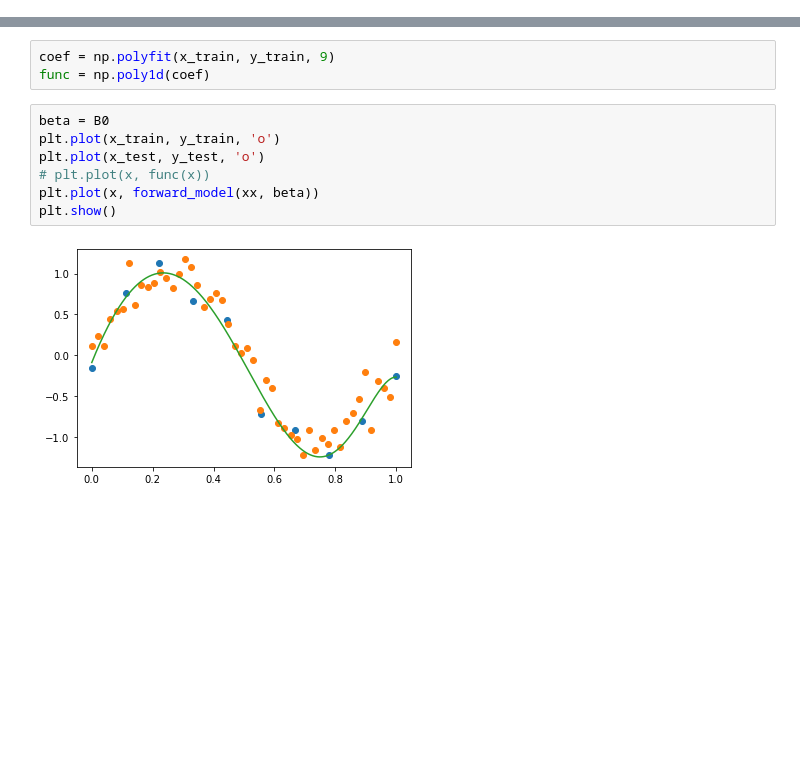
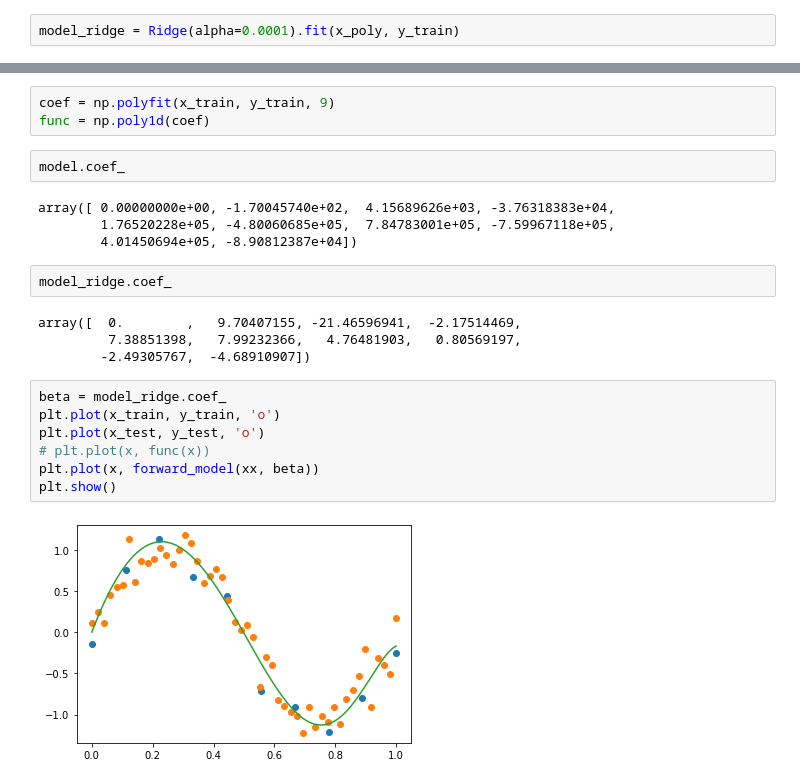
Before and after one commit to sapience2357/lectures, a Jupyter notebook: lectures on AI/LinearModel.ipynb, the cells around one changed output, grey strips where cells are left out. Cells and saved outputs as stored; diff of their text form; blank space fills up the shorter version.

```diff
--- a/lectures on AI/LinearModel.ipynb
+++ b/lectures on AI/LinearModel.ipynb
@@ -491,16 +489,30 @@ from sklearn.linear_model import LinearRegression, SGDRegressor
 model = LinearRegression().fit(x_poly, y_train)
+# %%
+model_ridge = Ridge(alpha=0.0001).fit(x_poly, y_train)
 # %%
 from statsmodels.api import OLS
 model2 = OLS(y_train, x_poly).fit()
 # %%
 coef = np.polyfit(x_train, y_train, 9)
 func = np.poly1d(coef)
+# %%
+model.coef_
+# %% [output]
+array([ 0.00000000e+00, -1.70045740e+02,  4.15689626e+03, -3.76318383e+04,
+        1.76520228e+05, -4.80060685e+05,  7.84783001e+05, -7.59967118e+05,
+        4.01450694e+05, -8.90812387e+04])
+# %%
+model_ridge.coef_
+# %% [output]
+array([  0.        ,   9.70407155, -21.46596941,  -2.17514469,
+         7.38851398,   7.99232366,   4.76481903,   0.80569197,
+        -2.49305767,  -4.68910907])
 # %%
-beta = B0
+beta = model_ridge.coef_
 plt.plot(x_train, y_train, 'o')
 plt.plot(x_test, y_test, 'o')
 # plt.plot(x, func(x))
 plt.plot(x, forward_model(xx, beta))
 plt.show()
 # %% [output]
-[figure, old version]
+[figure, new version]
```
Also changed, not shown: parts of 2 cells of this notebook, 6 other files.
